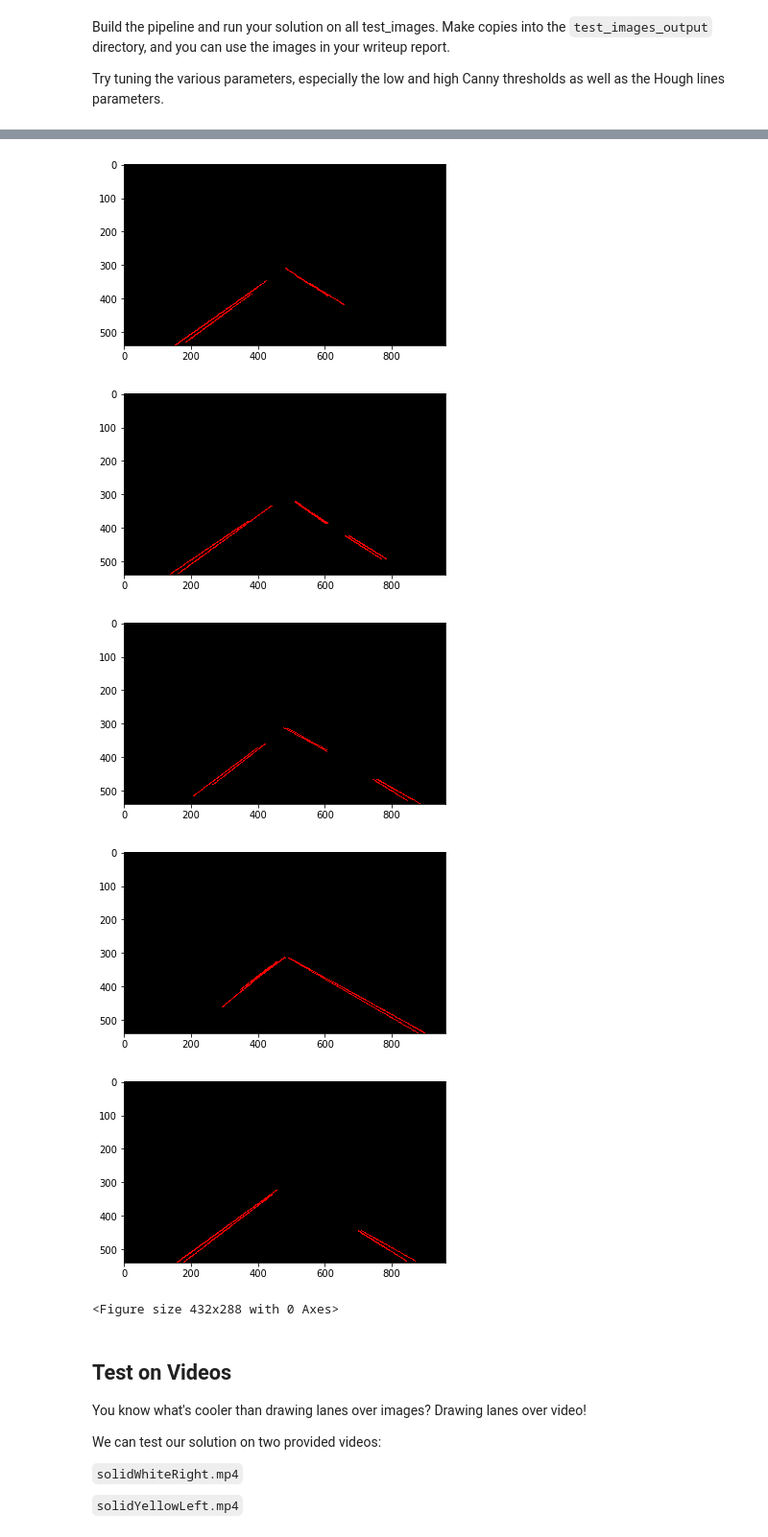
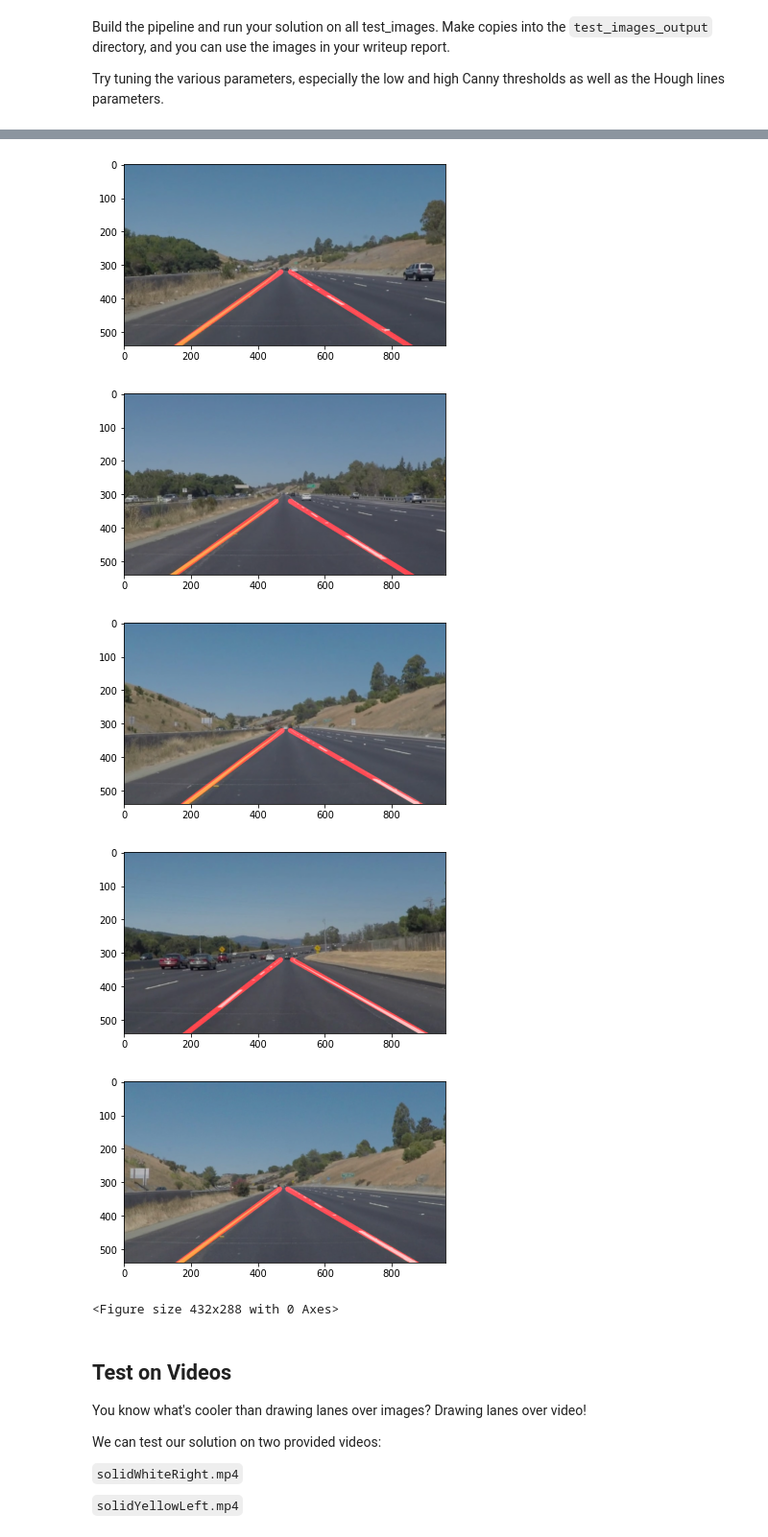
Before and after one commit to bfMendonca/CarND-LaneLines-P1, a Jupyter notebook: P1.ipynb, the cells around one changed output, grey strips where cells are left out. Shown at 96% size. Saved outputs shown, nothing was run; the diff lists cells and outputs as text; code cells hidden in the pictures.

```diff
--- a/P1.ipynb
+++ b/P1.ipynb
@@ -198,7 +244,7 @@ Try tuning the various parameters, especially the low and high Canny thresholds
 # then save them to the test_images_output directory.
 images = os.listdir("test_images/")
 
-def laneLinePipeline( imagePath, gaussian_ks=5  \
+def laneLinePipeline( image, gaussian_ks=5  \
                      , canny_lwthshld=50        \
                      , canny_hghthshld=150      \
                      , rho=2                    \
@@ -206,7 +252,6 @@ def laneLinePipeline( imagePath, gaussian_ks=5  \
                      , threshold=10             \
                      , min_line_length=90       \
                      , max_line_gap=35 ):
-    image = mpimg.imread( imagePath )
 
     # 1- Converting the image to grayscale
     grayscape_image = grayscale( image )
@@ -224,8 +269,8 @@ def laneLinePipeline( imagePath, gaussian_ks=5  \
 
     # 5 - Actually, using the Hough transform to get the lines
     line_image = hough_lines( cropped_image, rho, theta, threshold, min_line_length, max_line_gap )
-    plt.imshow(line_image)
-    plt.figure()
+
+    return weighted_img( line_image, image )
 
 
 for image in images:
@@ -244,7 +289,9 @@ for image in images:
     max_line_gap = 35# maximum gap in pixels between connectable line segments
 
 
-    laneLinePipeline( "test_images/" + image \
+    img = mpimg.imread( "test_images/" + image )
+
+    output = laneLinePipeline( img \
                      , gaussian_ks \
                      , canny_low_threshold \
                      , canny_high_threshold \
@@ -253,4 +300,7 @@ for image in images:
                      , threshold \
                      , min_line_length \
                      , max_line_gap )
+
+    plt.imshow(output)
+    plt.figure()
 # %% [output]
@@ -258,8 +308,8 @@ for image in images:
-[figure, old version]
+[figure, new version]
-[figure, old version]
+[figure, new version]
-[figure, old version]
+[figure, new version]
-[figure, old version]
+[figure, new version]
-[figure, old version]
+[figure, new version]
 <Figure size 432x288 with 0 Axes>
 # %% [markdown]
 ## Test on Videos
```
Also changed, not shown: parts of 12 cells of this notebook, 1 other file.
